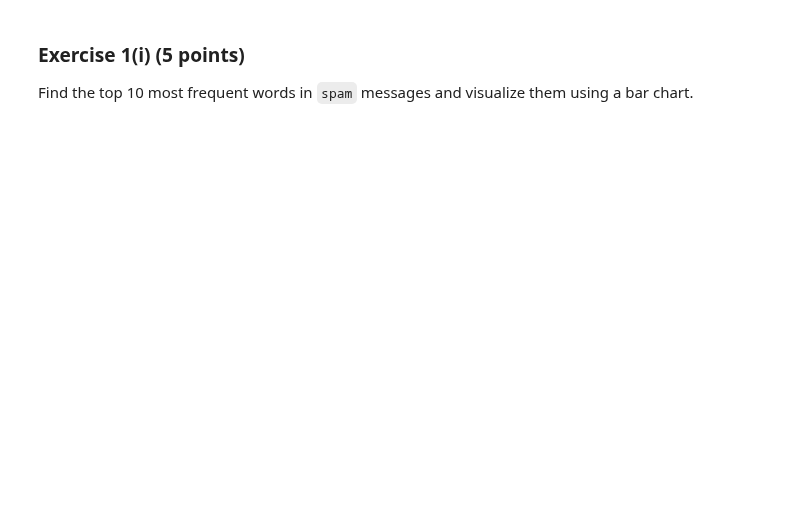
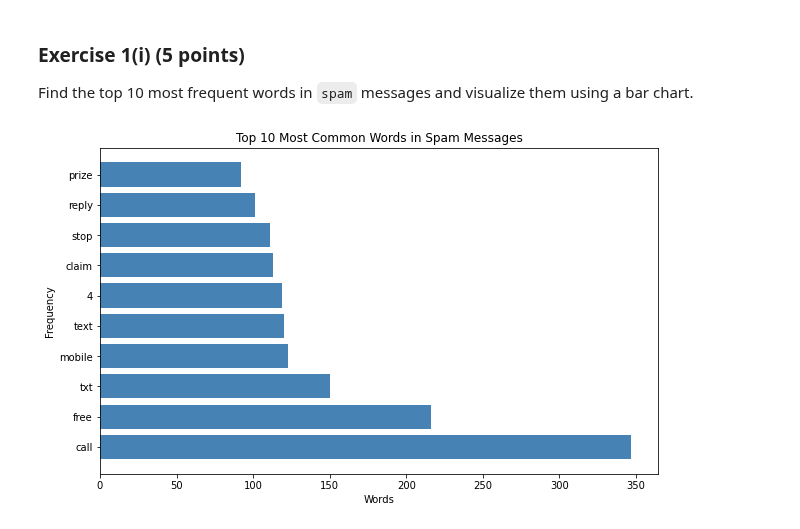
Before and after one commit to Guigoedert77/Data-549-in-Class, a Jupyter notebook: In_Class_4.ipynb, the cells around one changed output. Cells and saved outputs as stored; diff of their text form; code cells hidden in the pictures; blank space fills up the shorter version.

```diff
--- a/In_Class_4.ipynb
+++ b/In_Class_4.ipynb
@@ -42,3 +148,28 @@ Find the top 10 most frequent words in `ham` messages and visualize them using a
 ### Exercise 1(i) (5 points)
 
 Find the top 10 most frequent words in `spam` messages and visualize them using a bar chart.
+# %%
+import matplotlib.pyplot as plt
+from collections import Counter
+
+spam_text = spam["text_clean_1"]
+spam_words = " ".join(spam_text).split()
+
+spam_word_counts = Counter(spam_words)
+
+# Selecting the top 10 words
+top_10_spam_words = spam_word_counts.most_common(10)
+
+# Extracting the words and their frequencies
+top_10_spam_words_words = [word for word, count in top_10_spam_words]
+top_10_spam_words_counts = [count for word, count in top_10_spam_words]
+
+# Create a bar chart
+plt.figure(figsize=(10, 6))
+plt.barh(top_10_spam_words_words, top_10_spam_words_counts, color='steelblue')
+plt.xlabel('Words')
+plt.ylabel('Frequency')
+plt.title('Top 10 Most Common Words in Spam Messages')
+plt.show()
+# %% [output]
+[figure, added]
```
Also changed, not shown: parts of 9 cells of this notebook.
